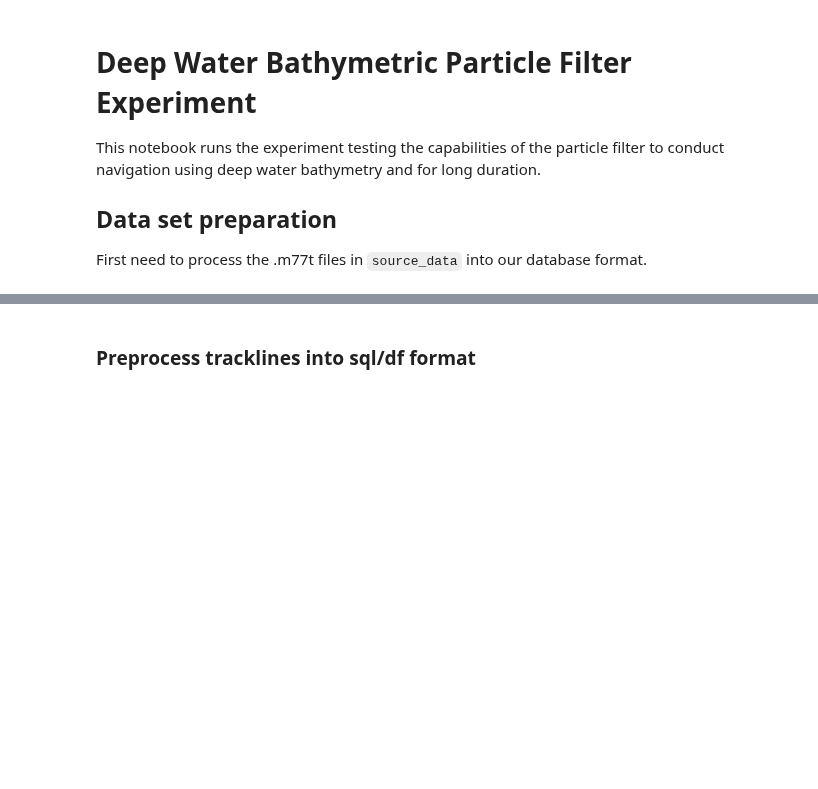
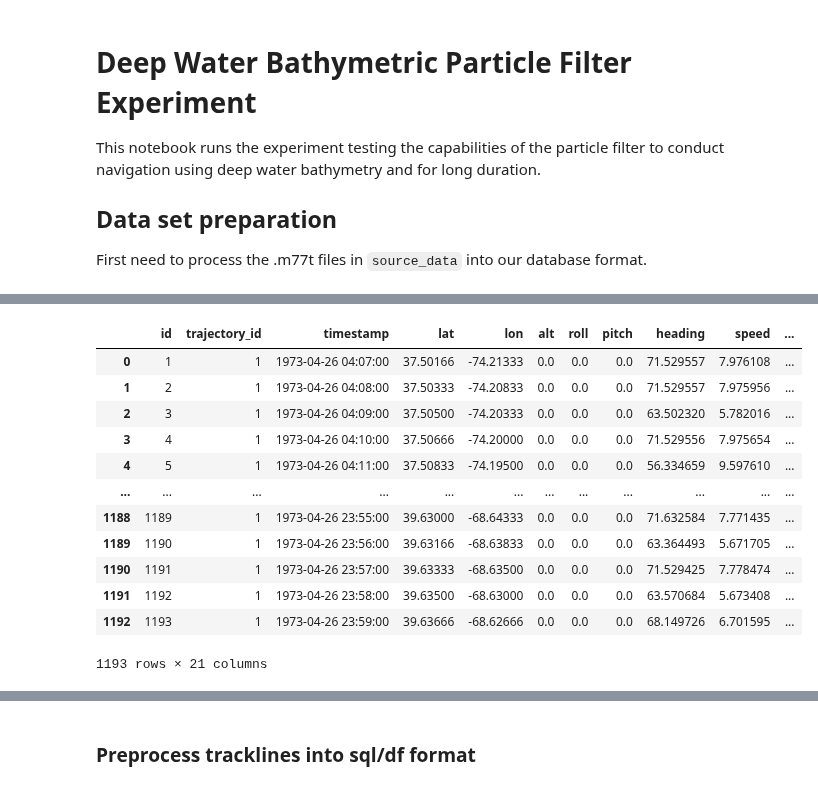
Before and after one commit to jbrodovsky/geophysical_nav, a Jupyter notebook: bathy_pf.ipynb, the cells around one changed output, grey strips where cells are left out. Drawn from its saved outputs; the diff is of its cells as text; code cells hidden in the pictures; blank space fills up the shorter version.

```diff
--- a/bathy_pf.ipynb
+++ b/bathy_pf.ipynb
@@ -23,0 +28,16 @@ splits
+# %%
+db.get_trajectory(1)
+# %% [output]
+|  | id | trajectory_id | timestamp | lat | lon | alt | roll | pitch | heading | speed | ... |
+| 0 | 1 | 1 | 1973-04-26 04:07:00 | 37.50166 | -74.21333 | 0.0 | 0.0 | 0.0 | 71.529557 | 7.976108 | ... |
+| 1 | 2 | 1 | 1973-04-26 04:08:00 | 37.50333 | -74.20833 | 0.0 | 0.0 | 0.0 | 71.529557 | 7.975956 | ... |
+| 2 | 3 | 1 | 1973-04-26 04:09:00 | 37.50500 | -74.20333 | 0.0 | 0.0 | 0.0 | 63.502320 | 5.782016 | ... |
+| 3 | 4 | 1 | 1973-04-26 04:10:00 | 37.50666 | -74.20000 | 0.0 | 0.0 | 0.0 | 71.529556 | 7.975654 | ... |
+| 4 | 5 | 1 | 1973-04-26 04:11:00 | 37.50833 | -74.19500 | 0.0 | 0.0 | 0.0 | 56.334659 | 9.597610 | ... |
+| ... | ... | ... | ... | ... | ... | ... | ... | ... | ... | ... | ... |
+| 1188 | 1189 | 1 | 1973-04-26 23:55:00 | 39.63000 | -68.64333 | 0.0 | 0.0 | 0.0 | 71.632584 | 7.771435 | ... |
+| 1189 | 1190 | 1 | 1973-04-26 23:56:00 | 39.63166 | -68.63833 | 0.0 | 0.0 | 0.0 | 63.364493 | 5.671705 | ... |
+| 1190 | 1191 | 1 | 1973-04-26 23:57:00 | 39.63333 | -68.63500 | 0.0 | 0.0 | 0.0 | 71.529425 | 7.778474 | ... |
+| 1191 | 1192 | 1 | 1973-04-26 23:58:00 | 39.63500 | -68.63000 | 0.0 | 0.0 | 0.0 | 63.570684 | 5.673408 | ... |
+| 1192 | 1193 | 1 | 1973-04-26 23:59:00 | 39.63666 | -68.62666 | 0.0 | 0.0 | 0.0 | 68.149726 | 6.701595 | ... |
+1193 rows × 21 columns
```
Also changed, not shown: parts of 13 cells of this notebook, 20 other files.
